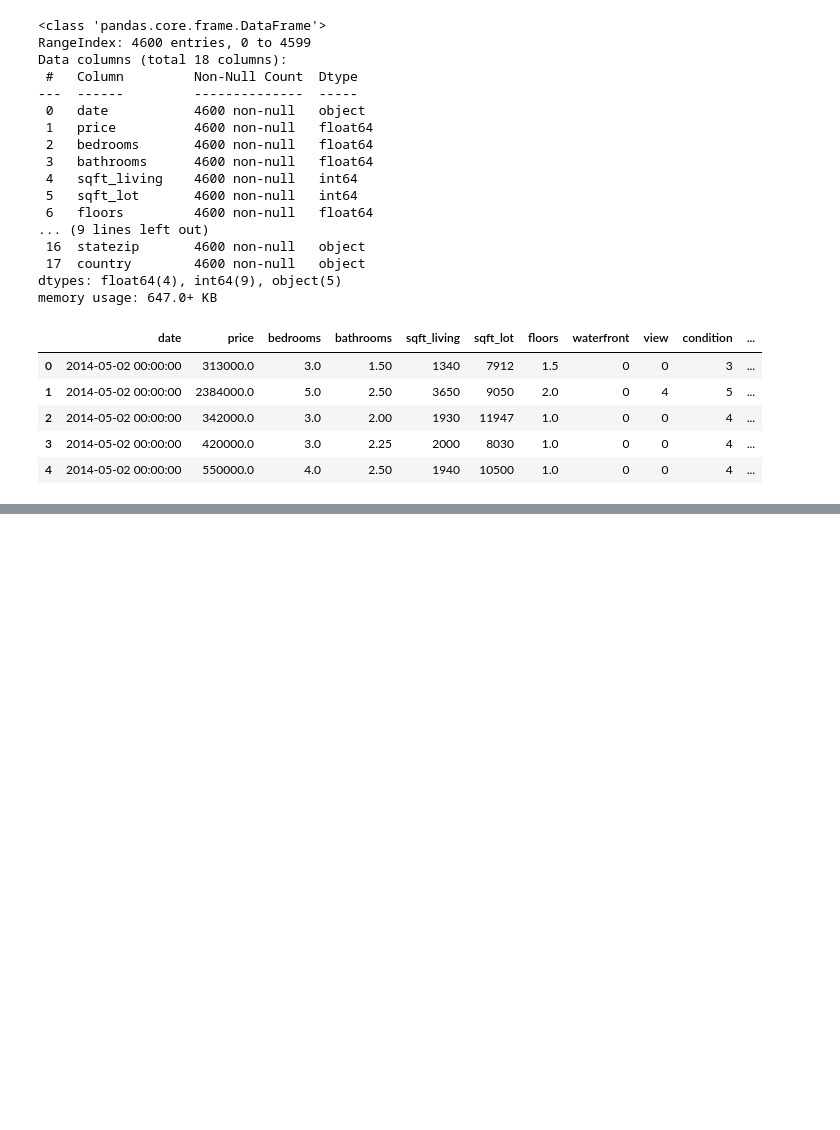
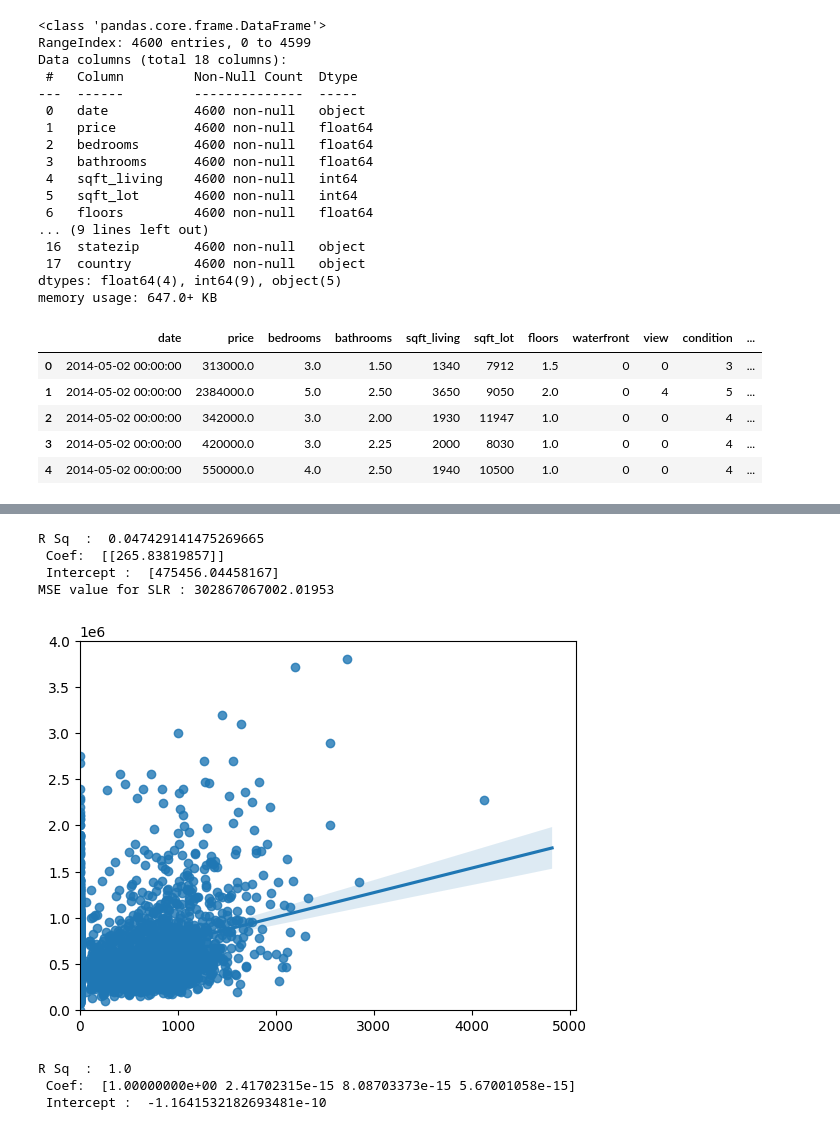
Before and after one commit to CoderMayankD/HousePricePrediction, a Jupyter notebook: Model.ipynb, the cells around one changed output, grey strips where cells are left out. Saved outputs shown, nothing was run; the diff lists cells and outputs as text; code cells hidden in the pictures; blank space fills up the shorter version.

```diff
--- a/Model.ipynb
+++ b/Model.ipynb
@@ -56,0 +202,38 @@ df.head()
+# %%
+# SLR Using sqft_above
+
+x=np.array(df.sqft_basement).reshape(-1,1)
+y=np.array(df.price).reshape(-1,1)
+lm=LinearRegression()
+lm.fit(x,y)
+print("R Sq  : ", lm.score(x,y))
+print(" Coef: ", lm.coef_,
+      "\n Intercept : ",lm.intercept_)
+
+sns.regplot(data=df,x=x,y=y)
+plt.ylim(0,4000000)
+plt.xlim(0,)
+
+from sklearn.metrics import mean_squared_error
+mse=mean_squared_error(df.price,lm.predict(x))
+print("MSE value for SLR :" , mse)
+# %% [output]
+R Sq  :  0.047429141475269665
+ Coef:  [[265.83819857]]
+ Intercept :  [475456.04458167]
+MSE value for SLR : 302867067002.01953
+[figure, added]
+# %%
+# MLR
+
+y=np.array(df.price)
+z=np.array(df[column_names])
+lm=LinearRegression()
+lm.fit(z,y)
+print("R Sq  : ", lm.score(z,y))
+print(" Coef: ", lm.coef_,
+      "\n Intercept : ",lm.intercept_)
+# %% [output]
+R Sq  :  1.0
+ Coef:  [1.00000000e+00 2.41702315e-15 8.08703373e-15 5.67001058e-15]
+ Intercept :  -1.1641532182693481e-10
```
Also changed, not shown: parts of 15 cells of this notebook, 2 other files.
